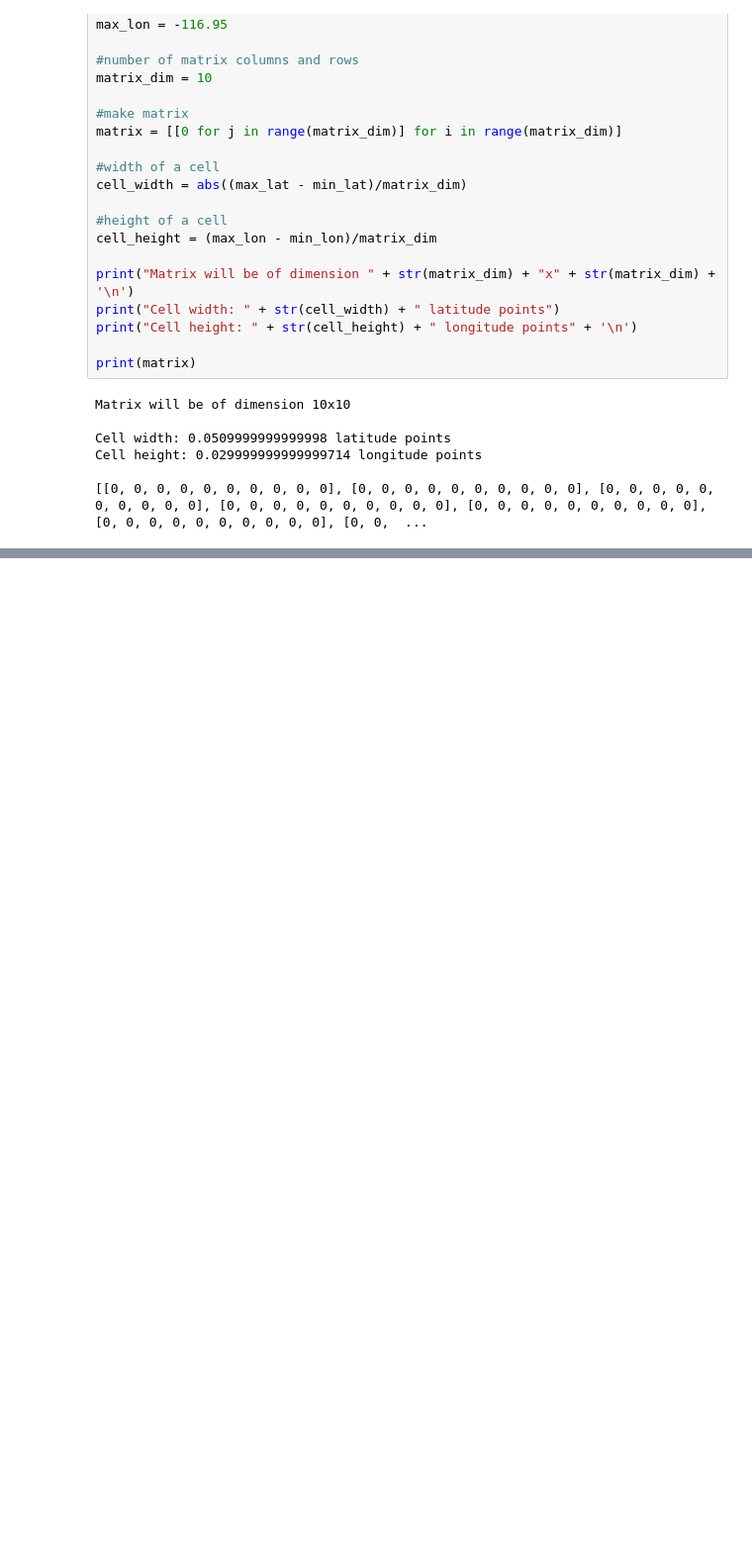
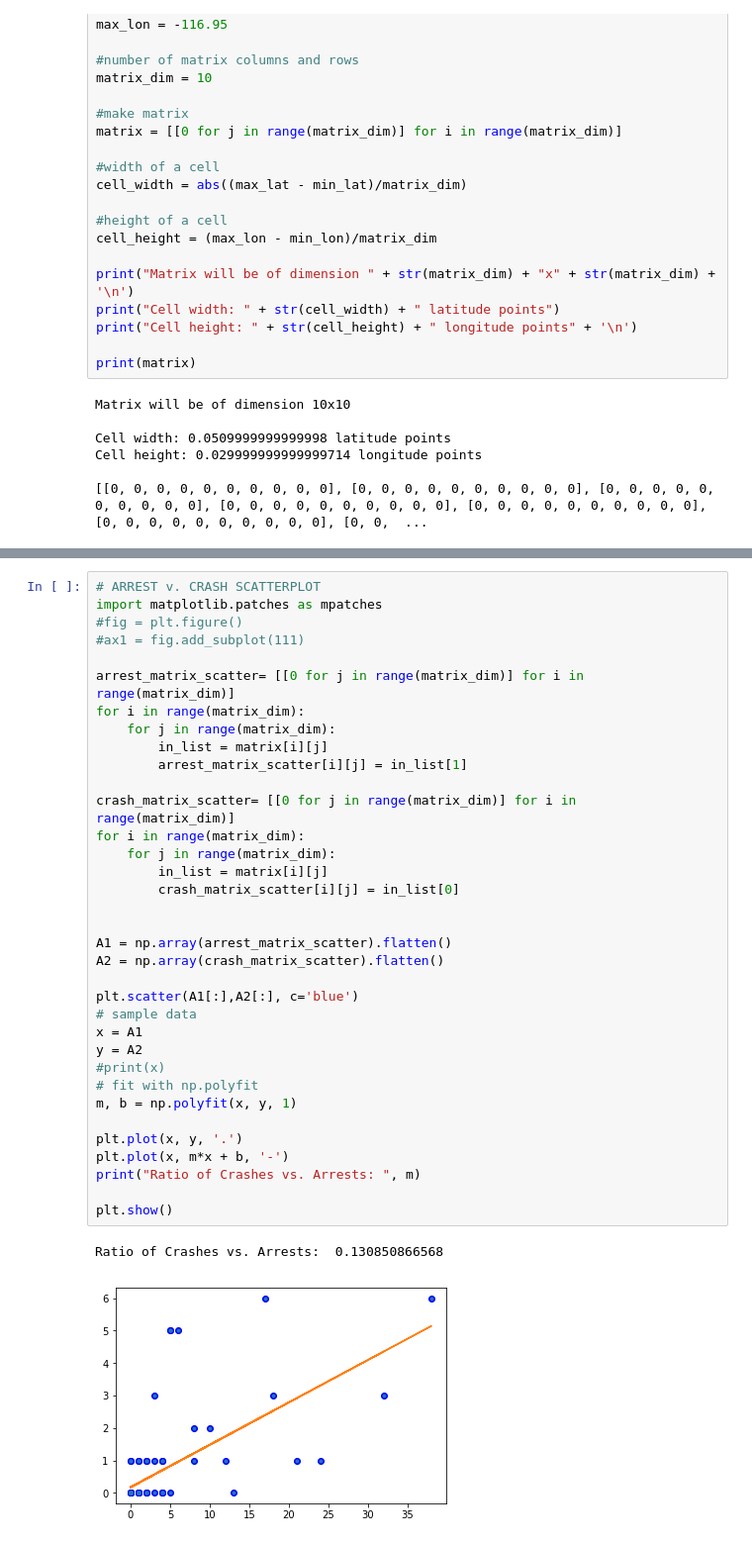
Before and after one commit to sarah-george/San-Diego-DUI-Crashes-and-Arrests, a Jupyter notebook: DUI_Notebook.ipynb, the cells around one changed output, grey strips where cells are left out. Shown at 99% size. Cells and saved outputs as stored; diff of their text form; blank space fills up the shorter version.

```diff
--- a/DUI_Notebook.ipynb
+++ b/DUI_Notebook.ipynb
@@ -301,0 +408,38 @@ for i in range(0,matrix_dim):
+# %%
+# ARREST v. CRASH SCATTERPLOT
+import matplotlib.patches as mpatches
+#fig = plt.figure()
+#ax1 = fig.add_subplot(111)
+
+arrest_matrix_scatter= [[0 for j in range(matrix_dim)] for i in range(matrix_dim)]
+for i in range(matrix_dim):
+    for j in range(matrix_dim):
+        in_list = matrix[i][j]
+        arrest_matrix_scatter[i][j] = in_list[1]
+
+crash_matrix_scatter= [[0 for j in range(matrix_dim)] for i in range(matrix_dim)]
+for i in range(matrix_dim):
+    for j in range(matrix_dim):
+        in_list = matrix[i][j]
+        crash_matrix_scatter[i][j] = in_list[0]
+
+
+A1 = np.array(arrest_matrix_scatter).flatten()
+A2 = np.array(crash_matrix_scatter).flatten()
+
+plt.scatter(A1[:],A2[:], c='blue')
+# sample data
+x = A1
+y = A2
+#print(x)
+# fit with np.polyfit
+m, b = np.polyfit(x, y, 1)
+
+plt.plot(x, y, '.')
+plt.plot(x, m*x + b, '-')
+print("Ratio of Crashes vs. Arrests: ", m)
+
+plt.show()
+# %% [output]
+Ratio of Crashes vs. Arrests:  0.130850866568
+[figure, added]
```
Also changed, not shown: parts of 17 cells of this notebook.
